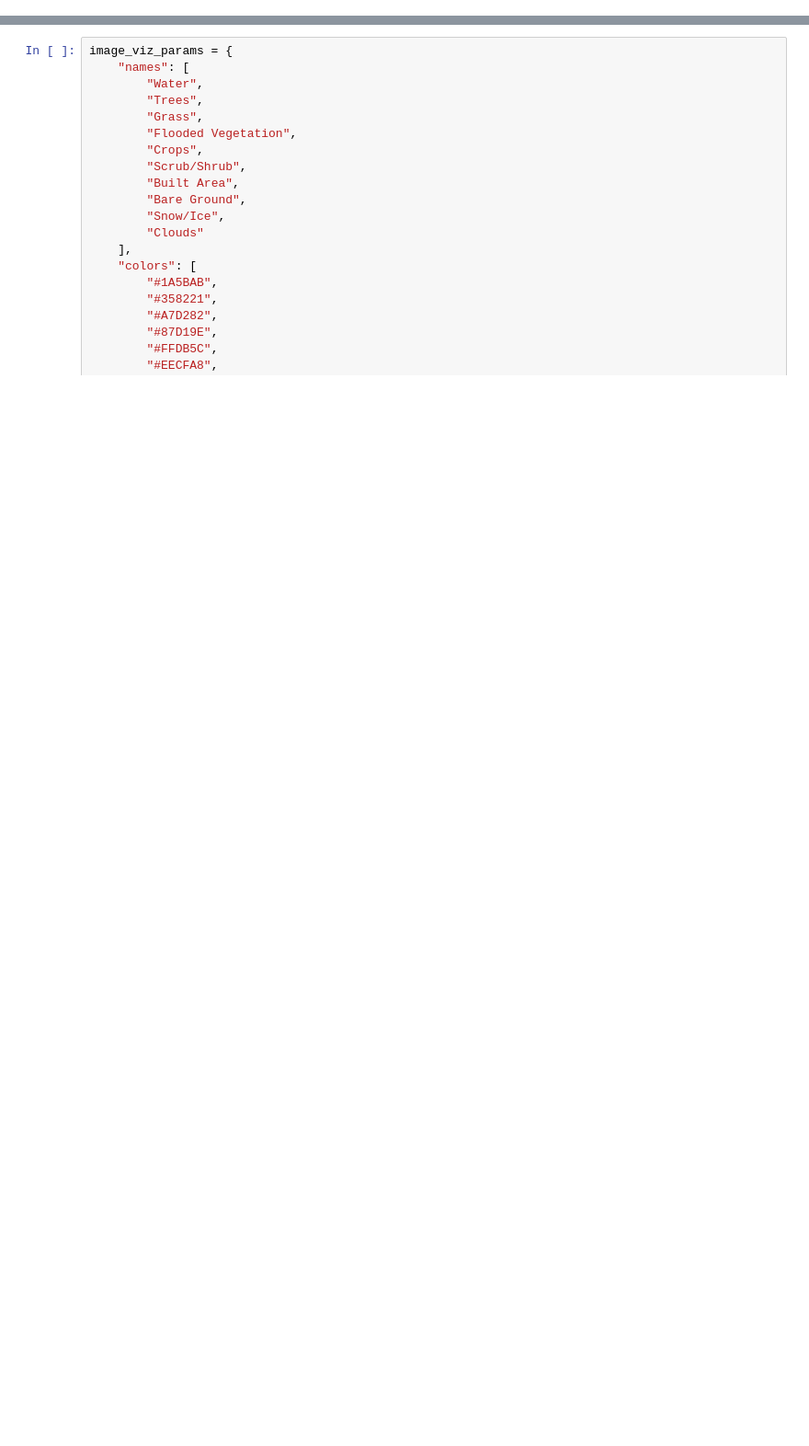
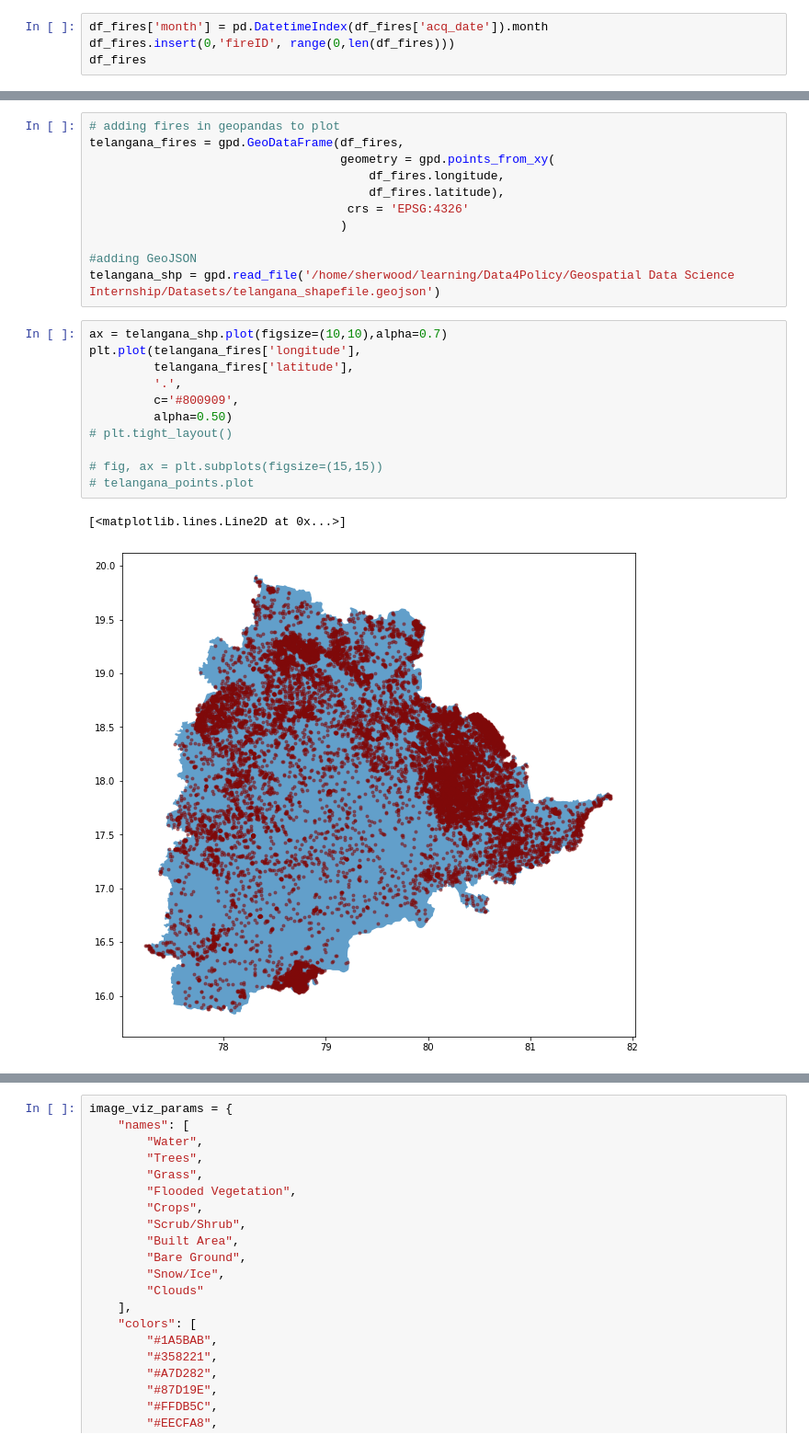
Before and after one commit to undpindia/dicra, a Jupyter notebook: Geospatial Data Science Internship/MabyGavilan/TASK2.ipynb, the cells around one changed output, grey strips where cells are left out. Shown at 92% size. Saved outputs shown, nothing was run; the diff lists cells and outputs as text; blank space fills up the shorter version.

```diff
--- a/Geospatial Data Science Internship/MabyGavilan/TASK2.ipynb
+++ b/Geospatial Data Science Internship/MabyGavilan/TASK2.ipynb
@@ -7,0 +122,4 @@ import ee
+# %%
+df_fires['month'] = pd.DatetimeIndex(df_fires['acq_date']).month
+df_fires.insert(0,'fireID', range(0,len(df_fires)))
+df_fires
@@ -7,0 +146,25 @@ import ee
+# %%
+# adding fires in geopandas to plot
+telangana_fires = gpd.GeoDataFrame(df_fires,
+                                   geometry = gpd.points_from_xy(
+                                       df_fires.longitude,
+                                       df_fires.latitude),
+                                    crs = 'EPSG:4326'
+                                   )
+
+#adding GeoJSON
+telangana_shp = gpd.read_file('/home/sherwood/learning/Data4Policy/Geospatial Data Science Internship/Datasets/telangana_shapefile.geojson')
+# %%
+ax = telangana_shp.plot(figsize=(10,10),alpha=0.7)
+plt.plot(telangana_fires['longitude'],
+         telangana_fires['latitude'],
+         '.',
+         c='#800909',
+         alpha=0.50)
+# plt.tight_layout()
+
+# fig, ax = plt.subplots(figsize=(15,15))
+# telangana_points.plot
+# %% [output]
+[<matplotlib.lines.Line2D at 0x...>]
+[figure, added]
```
Also changed, not shown: parts of 38 cells of this notebook.
